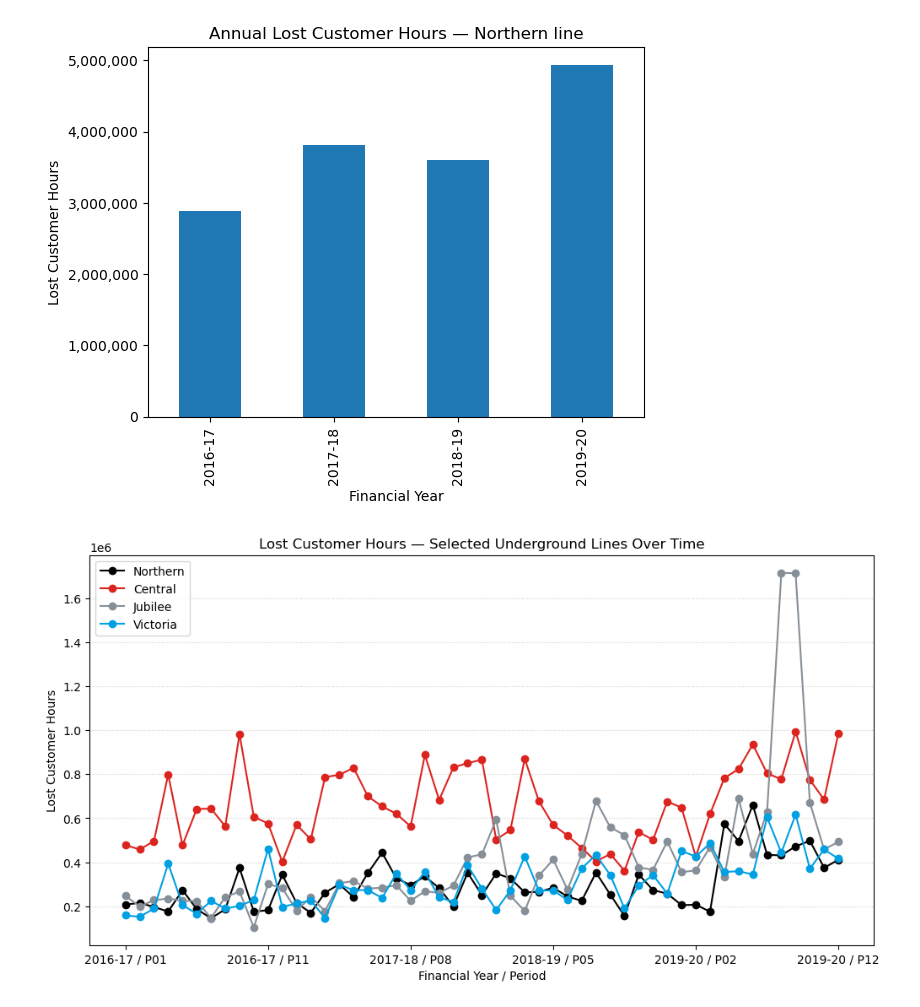
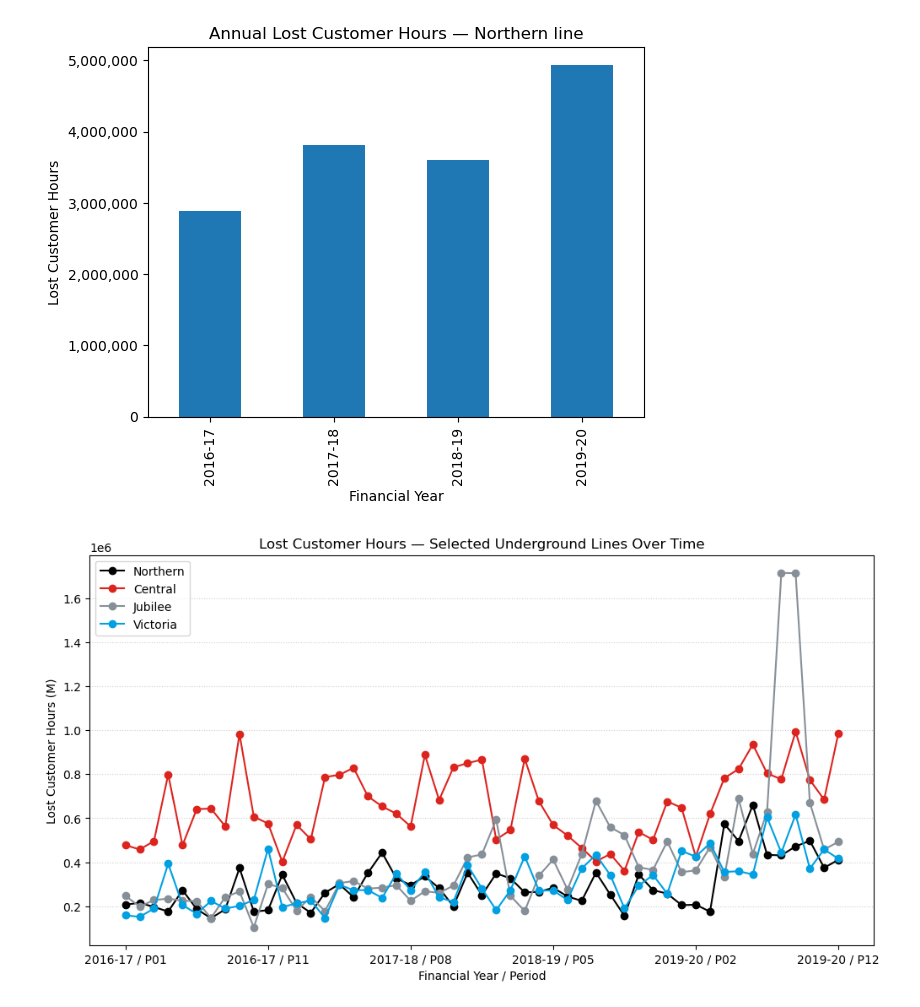
Before and after one commit to snanda8/tfl-northern, a Jupyter notebook: notebooks/notebook1.ipynb, the cells around one changed output. Cells and saved outputs as stored; diff of their text form; code cells hidden in the pictures.

```diff
--- a/notebooks/notebook1.ipynb
+++ b/notebooks/notebook1.ipynb
@@ -213,35 +208,35 @@ df_sorted = df_subset.sort_values(by=["Financial Year", "Period"]).copy()
 
 
 #plotting
 tfl_colours = {
     "Northern": "#000000",  # black
     "Central": "#DC241F",   # red
     "Jubilee": "#868F98",   # silver/grey
     "Victoria": "#00A0E2",  # light blue
 }
 
 colors = [tfl_colours.get(c, "#999999") for c in line_cols]  # list aligns with y order
 
 plot_df = df_sorted[["fy_period"] + line_cols]
 
 ax = plot_df.plot(
     x="fy_period",
     y=line_cols,
     figsize=(12, 6),
     color=colors,
     marker="o"
 )
 
 ax.set_title("Lost Customer Hours — Selected Underground Lines Over Time")
 ax.set_xlabel("Financial Year / Period")
-ax.set_ylabel("Lost Customer Hours")
+ax.set_ylabel("Lost Customer Hours (M)")
 ax.grid(axis="y", linestyle=":", alpha=0.6)
 
 #save figure
 fig = ax.get_figure()
 fig.savefig("C:/Users/sarth/tfl-northern/outputs/figures/linechart2.png", dpi=180, bbox_inches="tight")
 # %% [output]
-[figure, old version]
+[figure, new version]
 # %%
 import pandas as pd
 
```
Also changed, not shown: parts of 2 cells of this notebook, 1 other file.
